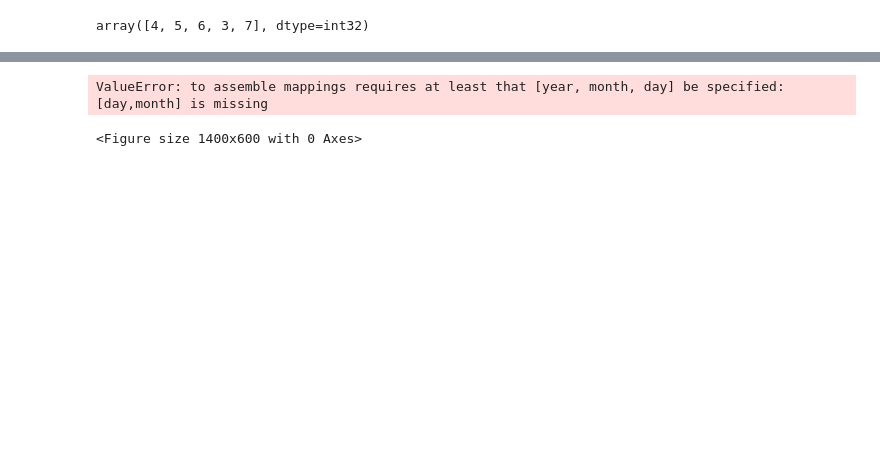
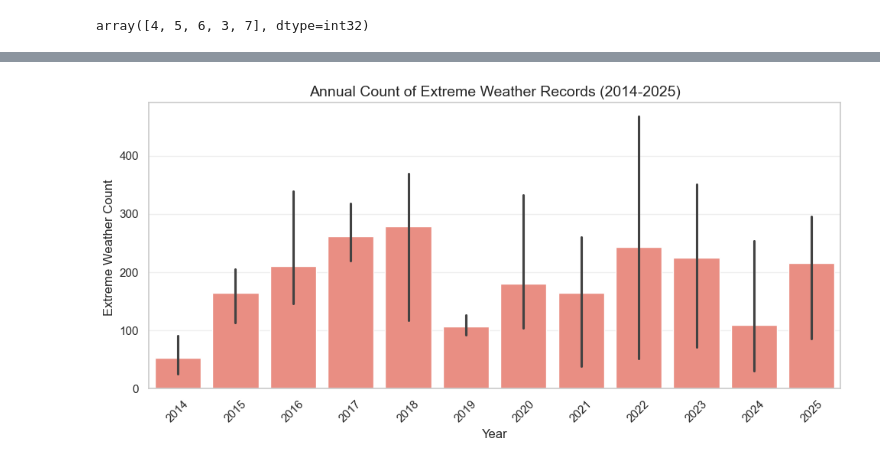
Before and after one commit to fonction-positive/AS_Projet_Birds, a Jupyter notebook: projet_bird/bird.ipynb, the cells around one changed output, grey strips where cells are left out. Drawn from its saved outputs; the diff is of its cells as text; code cells hidden in the pictures; blank space fills up the shorter version.

```diff
--- a/projet_bird/bird.ipynb
+++ b/projet_bird/bird.ipynb
@@ -2437,22 +2425,28 @@ plt.show()
 # %%
-# 绘制折线图 / Line plot
-plt.figure(figsize=(14,6))
-sns.lineplot(
+# %% [markdown]
+# ## Annual Count of Extreme Weather Records (2014-2025)
+# ## 2014-2025每年极端天气观测数量柱状图
+
+# %%
+plt.figure(figsize=(10,5))
+
+# 绘制柱状图 / Bar plot
+sns.barplot(
     data=monthly_extreme_counts,
-    x=pd.to_datetime(monthly_extreme_counts.assign(day=1)[['year']]),
+    x="year",
     y="extreme_count",
-    marker='o',
     color='salmon'
 )
+
 plt.title("Annual Count of Extreme Weather Records (2014-2025)", fontsize=14)
-plt.xlabel("Date", fontsize=12)
-plt.ylabel("Extreme Weather Count", fontsize=12)
-plt.grid(alpha=0.3)
+plt.xlabel("Year", fontsize=12)
+plt.ylabel("Extreme Weather Count ", fontsize=12)
+plt.xticks(rotation=45)
+plt.grid(axis='y', alpha=0.3)  # 仅显示y轴网格
 plt.tight_layout()
 plt.show()
 # %% [output]
-ValueError: to assemble mappings requires at least that [year, month, day] be specified: [day,month] is missing
-<Figure size 1400x600 with 0 Axes>
+[figure, added]
 # %%
 # %% [markdown]
 # ## Monthly Count of Extreme Weather Records (2014-2025)
```
Also changed, not shown: parts of 35 cells of this notebook.
